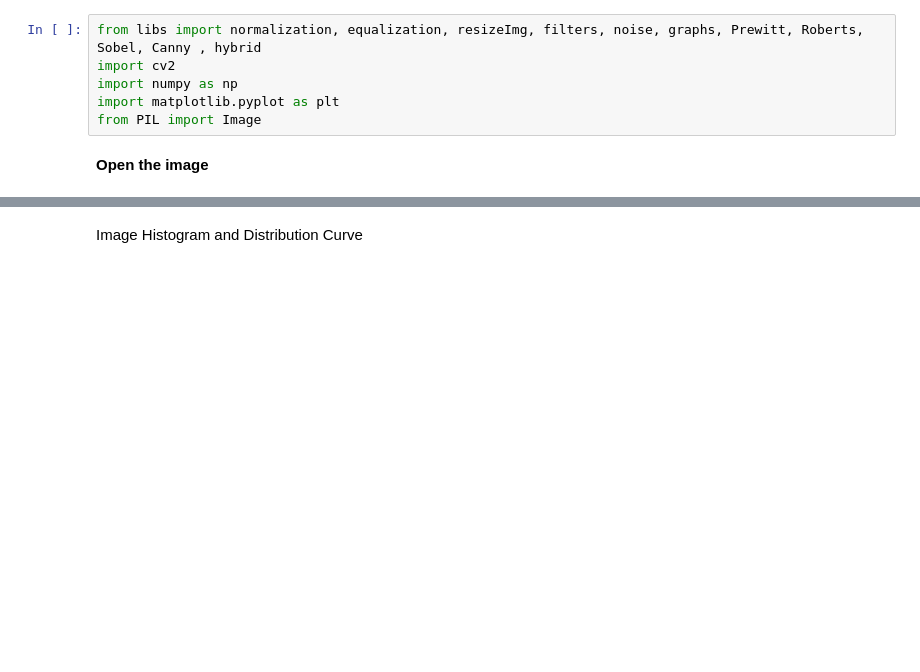
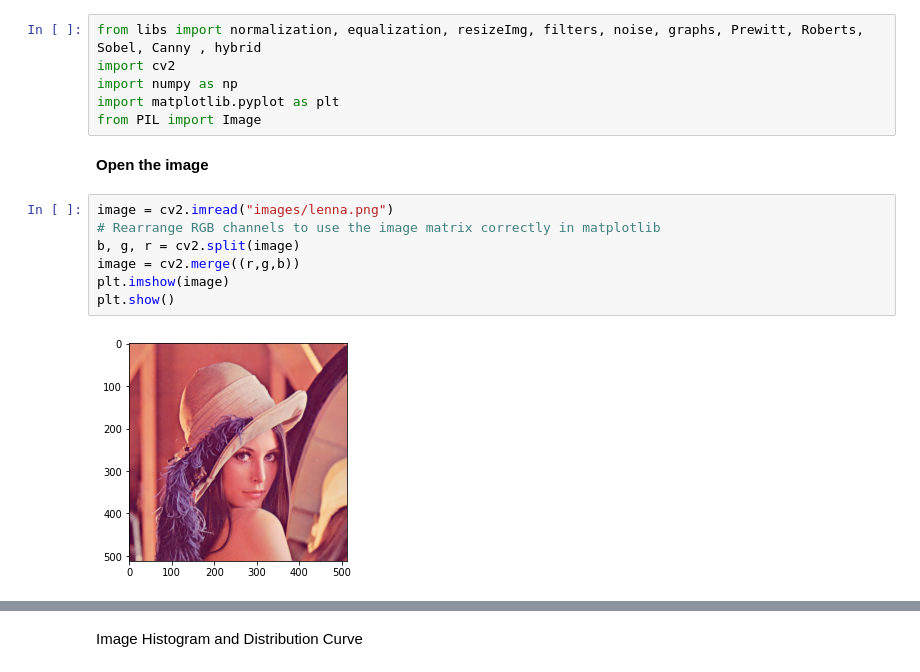
Before and after one commit to ahmed-sedky/computer-vision-basics, a Jupyter notebook: task_1.ipynb, the cells around one changed output, grey strips where cells are left out. Drawn from its saved outputs; the diff is of its cells as text; blank space fills up the shorter version.

```diff
--- a/task_1.ipynb
+++ b/task_1.ipynb
@@ -18,4 +18,13 @@ import matplotlib.pyplot as plt
 from PIL import Image
 # %% [markdown]
 **Open the image**
+# %%
+image = cv2.imread("images/lenna.png")
+# Rearrange RGB channels to use the image matrix correctly in matplotlib
+b, g, r = cv2.split(image)
+image = cv2.merge((r,g,b))
+plt.imshow(image)
+plt.show()
+# %% [output]
+[figure, added]
 # %%
```
Also changed, not shown: parts of 9 cells of this notebook, 11 other files.
